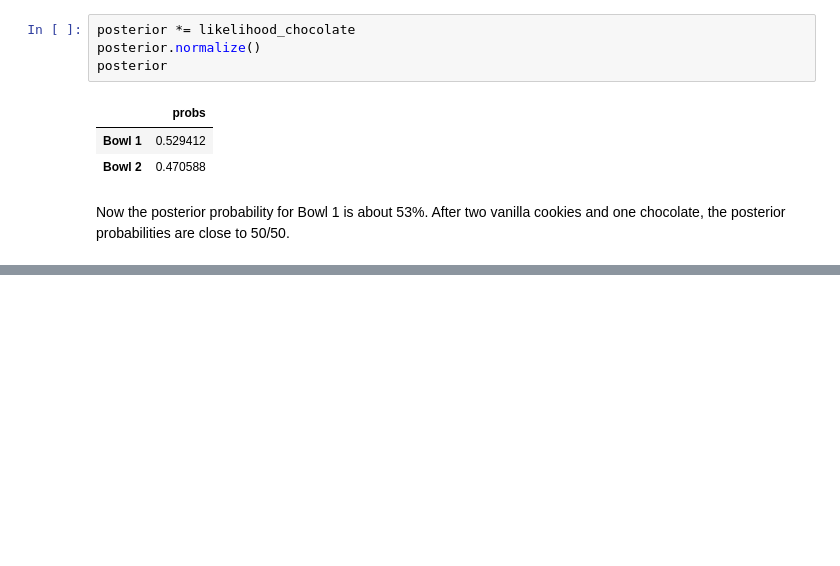
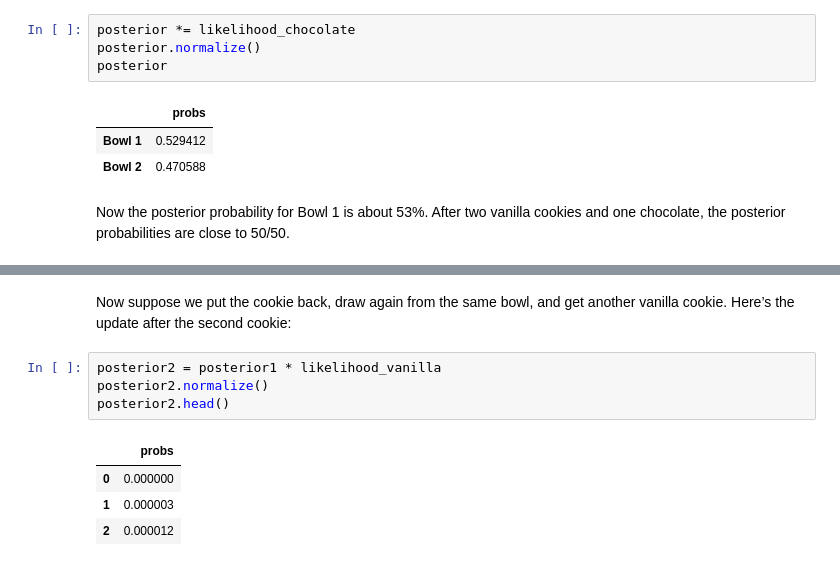
Before and after one commit to bea-sirowy/Python-tutorials, a Jupyter notebook: Bayes02_distributions.ipynb, the cells around one changed output, grey strips where cells are left out. Saved outputs shown, nothing was run; the diff lists cells and outputs as text; blank space fills up the shorter version.

```diff
--- a/Bayes02_distributions.ipynb
+++ b/Bayes02_distributions.ipynb
@@ -187,0 +275,12 @@ cookies and one chocolate, the posterior probabilities are close to 50/50.
+# %% [markdown]
+Now suppose we put the cookie back, draw again from the same bowl, and get
+another vanilla cookie. Here’s the update after the second cookie:
+# %%
+posterior2 = posterior1 * likelihood_vanilla
+posterior2.normalize()
+posterior2.head()
+# %% [output]
+|  | probs |
+| 0 | 0.000000 |
+| 1 | 0.000003 |
+| 2 | 0.000012 |
```
Also changed, not shown: parts of 26 cells of this notebook.
